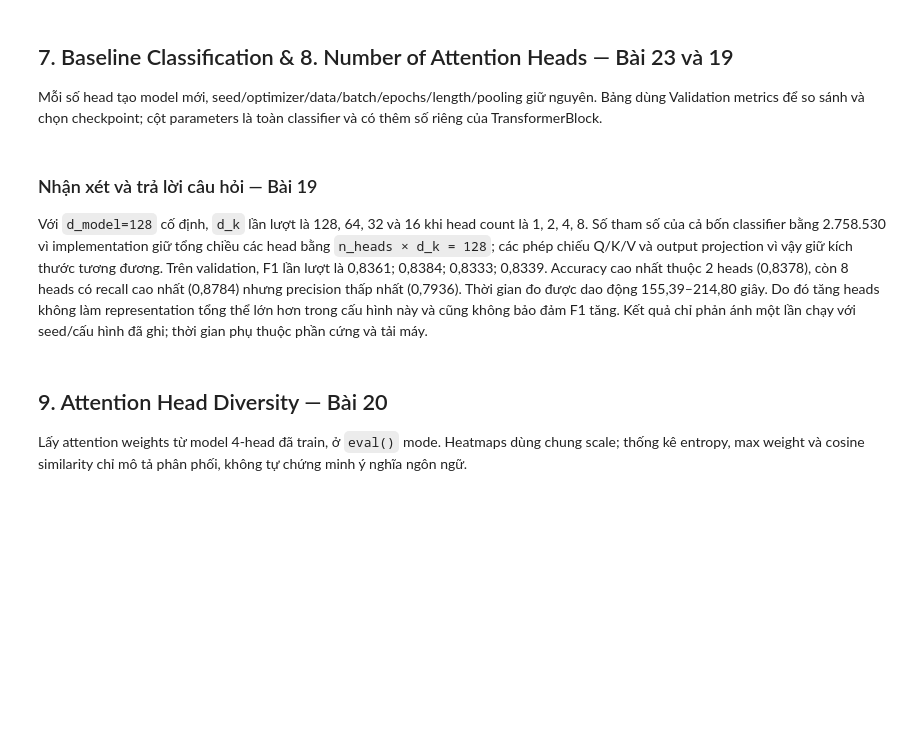
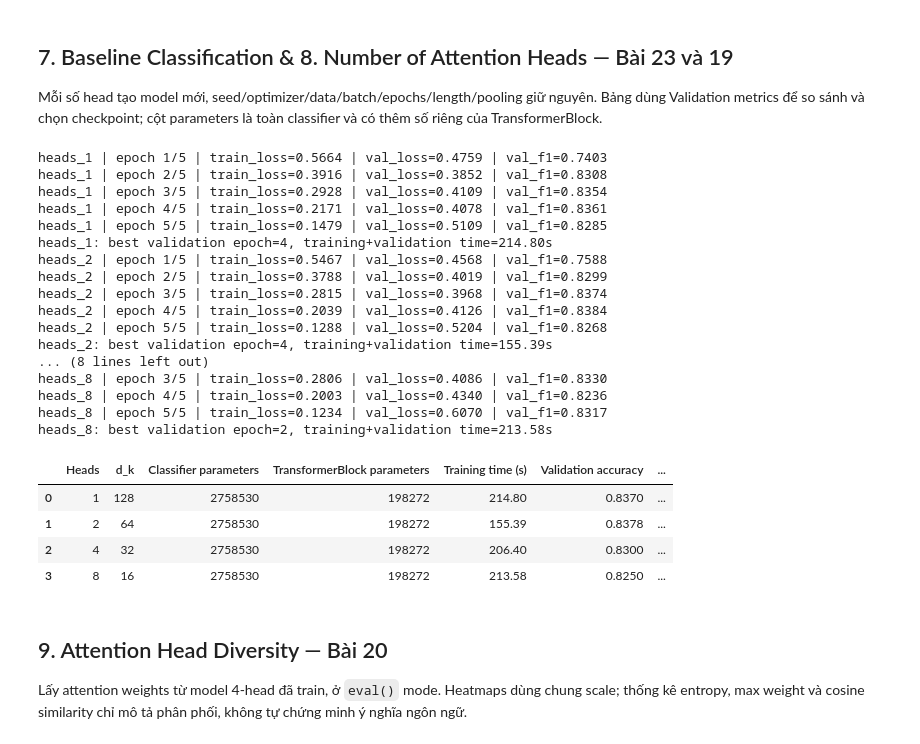
Before and after one commit to NguyenDucThang-tb/NLP, a Jupyter notebook: Lab7/transformer_classification.ipynb, the cells around one changed output. Drawn from its saved outputs; the diff is of its cells as text; code cells hidden in the pictures; blank space fills up the shorter version.

Commit message:
Add Lab7 transformer experiments

```diff
--- a/Lab7/transformer_classification.ipynb
+++ b/Lab7/transformer_classification.ipynb
@@ -96,13 +154,32 @@ Mỗi số head tạo model mới, seed/optimizer/data/batch/epochs/length/pooli
 # %%
 heads_results = runner.run_heads()
 display(heads_results.style.format({
     "Training time (s)": "{:.2f}", "Validation accuracy": "{:.4f}",
-    "Validation F1": "{:.4f}", "Validation loss at best-F1 checkpoint": "{:.4f}",
+    "Validation F1": "{:.4f}", "Best validation loss": "{:.4f}",
 }))
+# %% [output]
+heads_1 | epoch 1/5 | train_loss=0.5664 | val_loss=0.4759 | val_f1=0.7403
+heads_1 | epoch 2/5 | train_loss=0.3916 | val_loss=0.3852 | val_f1=0.8308
+heads_1 | epoch 3/5 | train_loss=0.2928 | val_loss=0.4109 | val_f1=0.8354
+heads_1 | epoch 4/5 | train_loss=0.2171 | val_loss=0.4078 | val_f1=0.8361
+heads_1 | epoch 5/5 | train_loss=0.1479 | val_loss=0.5109 | val_f1=0.8285
+heads_1: best validation epoch=4, training+validation time=214.80s
+heads_2 | epoch 1/5 | train_loss=0.5467 | val_loss=0.4568 | val_f1=0.7588
+heads_2 | epoch 2/5 | train_loss=0.3788 | val_loss=0.4019 | val_f1=0.8299
+heads_2 | epoch 3/5 | train_loss=0.2815 | val_loss=0.3968 | val_f1=0.8374
+heads_2 | epoch 4/5 | train_loss=0.2039 | val_loss=0.4126 | val_f1=0.8384
+heads_2 | epoch 5/5 | train_loss=0.1288 | val_loss=0.5204 | val_f1=0.8268
+heads_2: best validation epoch=4, training+validation time=155.39s
+... (8 lines left out)
+heads_8 | epoch 3/5 | train_loss=0.2806 | val_loss=0.4086 | val_f1=0.8330
+heads_8 | epoch 4/5 | train_loss=0.2003 | val_loss=0.4340 | val_f1=0.8236
+heads_8 | epoch 5/5 | train_loss=0.1234 | val_loss=0.6070 | val_f1=0.8317
+heads_8: best validation epoch=2, training+validation time=213.58s
+|  | Heads | d_k | Classifier parameters | TransformerBlock parameters | Training time (s) | Validation accuracy | ... |
+| 0 | 1 | 128 | 2758530 | 198272 | 214.80 | 0.8370 | ... |
+| 1 | 2 | 64 | 2758530 | 198272 | 155.39 | 0.8378 | ... |
+| 2 | 4 | 32 | 2758530 | 198272 | 206.40 | 0.8300 | ... |
+| 3 | 8 | 16 | 2758530 | 198272 | 213.58 | 0.8250 | ... |
-# %% [markdown]
-### Nhận xét và trả lời câu hỏi — Bài 19
-
-Với `d_model=128` cố định, `d_k` lần lượt là 128, 64, 32 và 16 khi head count là 1, 2, 4, 8. Số tham số của cả bốn classifier bằng 2.758.530 vì implementation giữ tổng chiều các head bằng `n_heads × d_k = 128`; các phép chiếu Q/K/V và output projection vì vậy giữ kích thước tương đương. Trên validation, F1 lần lượt là 0,8361; 0,8384; 0,8333; 0,8339. Accuracy cao nhất thuộc 2 heads (0,8378), còn 8 heads có recall cao nhất (0,8784) nhưng precision thấp nhất (0,7936). Thời gian đo được dao động 155,39–214,80 giây. Do đó tăng heads không làm representation tổng thể lớn hơn trong cấu hình này và cũng không bảo đảm F1 tăng. Kết quả chỉ phản ánh một lần chạy với seed/cấu hình đã ghi; thời gian phụ thuộc phần cứng và tải máy.
 # %% [markdown]
 ## 9. Attention Head Diversity — Bài 20
 
```
Also changed, not shown: parts of 24 cells of this notebook, 3 other files.
